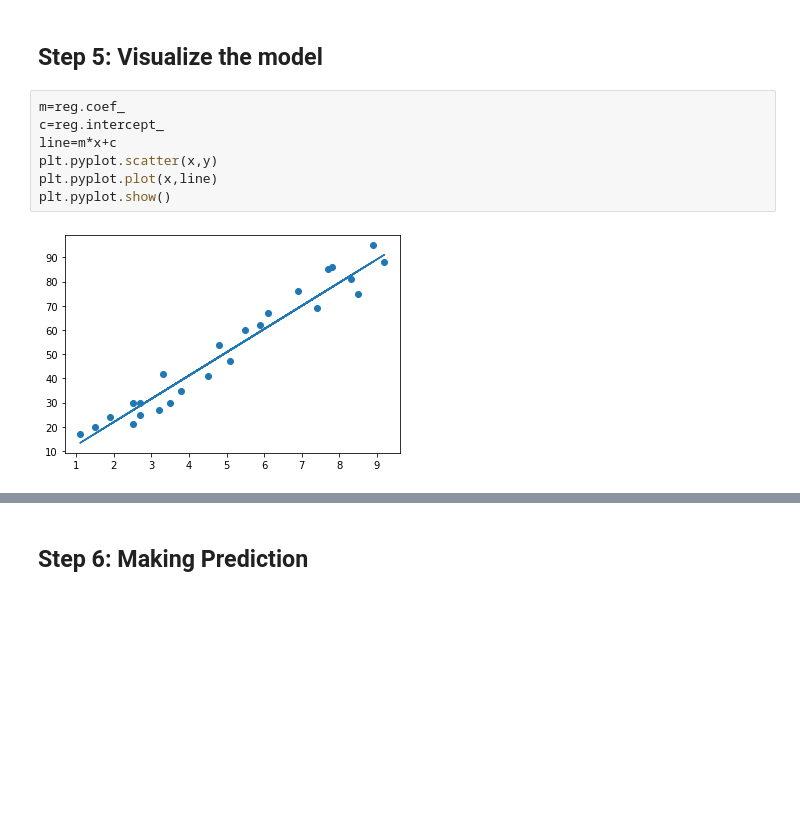
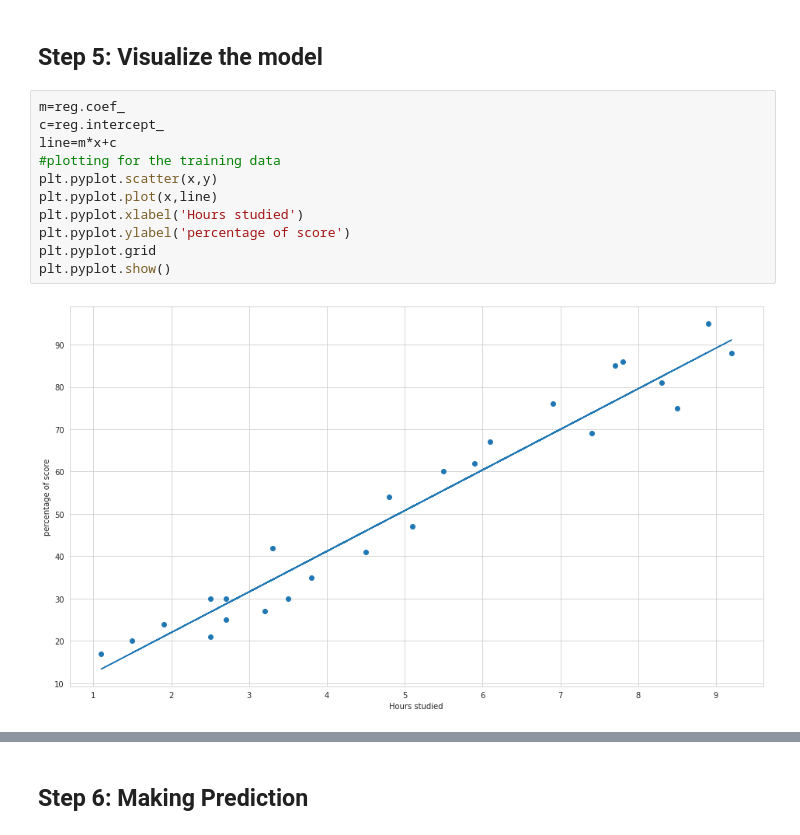
Before and after one commit to Moumita110/TSF_task-Data-Science-, a Jupyter notebook: TSFTask1.ipynb, the cells around one changed output, grey strips where cells are left out. Cells and saved outputs as stored; diff of their text form; blank space fills up the shorter version.

```diff
--- a/TSFTask1.ipynb
+++ b/TSFTask1.ipynb
@@ -94,9 +89,13 @@ LinearRegression(copy_X=True, fit_intercept=True, n_jobs=None, normalize=False)
 # %%
 m=reg.coef_
 c=reg.intercept_
 line=m*x+c
+#plotting for the training data
 plt.pyplot.scatter(x,y)
 plt.pyplot.plot(x,line)
+plt.pyplot.xlabel('Hours studied')
+plt.pyplot.ylabel('percentage of score')
+plt.pyplot.grid
 plt.pyplot.show()
 # %% [output]
-[figure, old version]
+[figure, new version]
```
Also changed, not shown: parts of 13 cells of this notebook.
